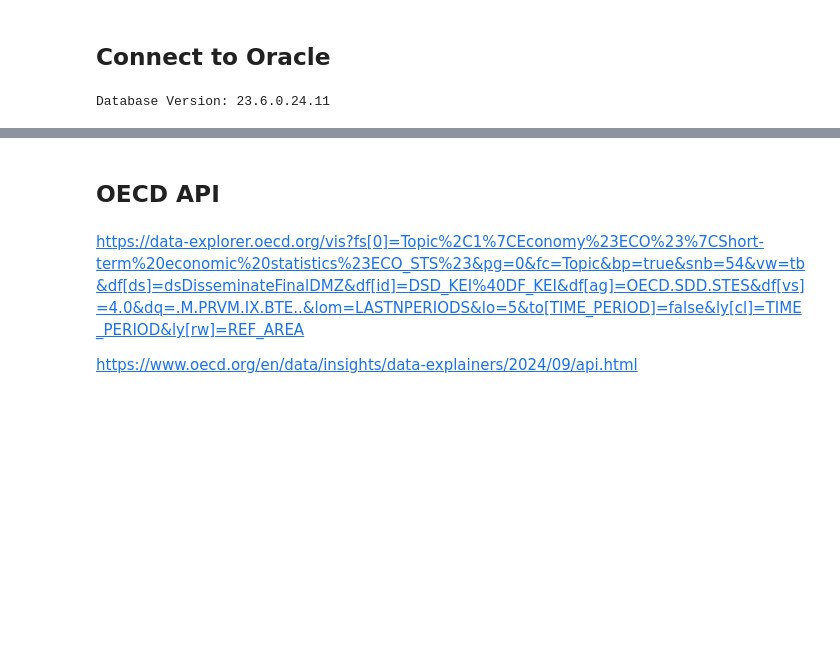
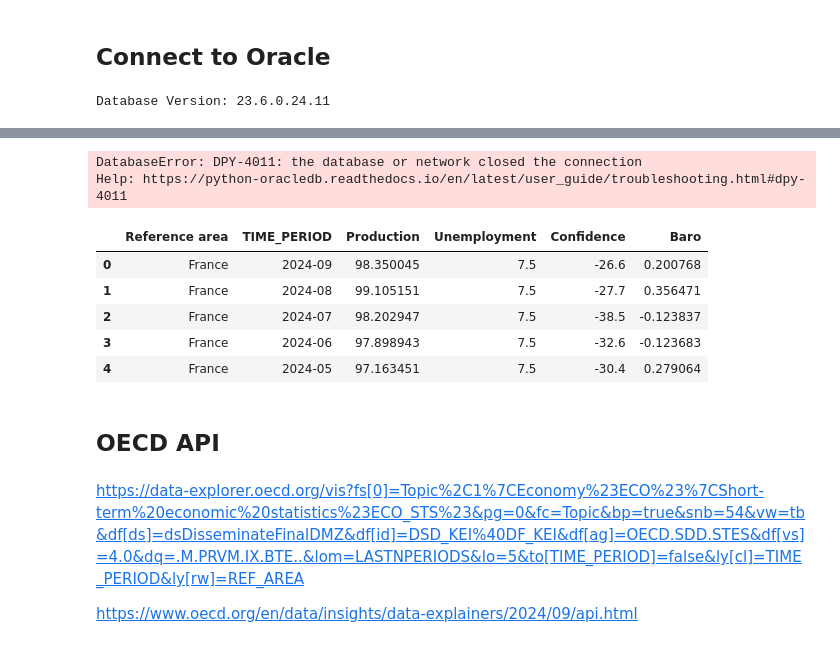
Before and after one commit to alexdelargy/DS320FinalProject, a Jupyter notebook: main.ipynb, the cells around one changed output, grey strips where cells are left out. Saved outputs shown, nothing was run; the diff lists cells and outputs as text; code cells hidden in the pictures; blank space fills up the shorter version.

```diff
--- a/main.ipynb
+++ b/main.ipynb
@@ -249,0 +284,7 @@ connection.commit()
+# %%
+with connection.cursor() as cursor:
+    cursor.execute(insert_statements)
+    cursor.commit()
+# %% [output]
+DatabaseError: DPY-4011: the database or network closed the connection
+Help: https://python-oracledb.readthedocs.io/en/latest/user_guide/troubleshooting.html#dpy-4011
@@ -249,0 +293,10 @@ connection.commit()
+# %%
+df_econ = pd.read_csv('economic_indicators.csv')
+df_econ.head()
+# %% [output]
+|  | Reference area | TIME_PERIOD | Production | Unemployment | Confidence | Baro |
+| 0 | France | 2024-09 | 98.350045 | 7.5 | -26.6 | 0.200768 |
+| 1 | France | 2024-08 | 99.105151 | 7.5 | -27.7 | 0.356471 |
+| 2 | France | 2024-07 | 98.202947 | 7.5 | -38.5 | -0.123837 |
+| 3 | France | 2024-06 | 97.898943 | 7.5 | -32.6 | -0.123683 |
+| 4 | France | 2024-05 | 97.163451 | 7.5 | -30.4 | 0.279064 |
```
Also changed, not shown: parts of 8 cells of this notebook, 1 other file.
